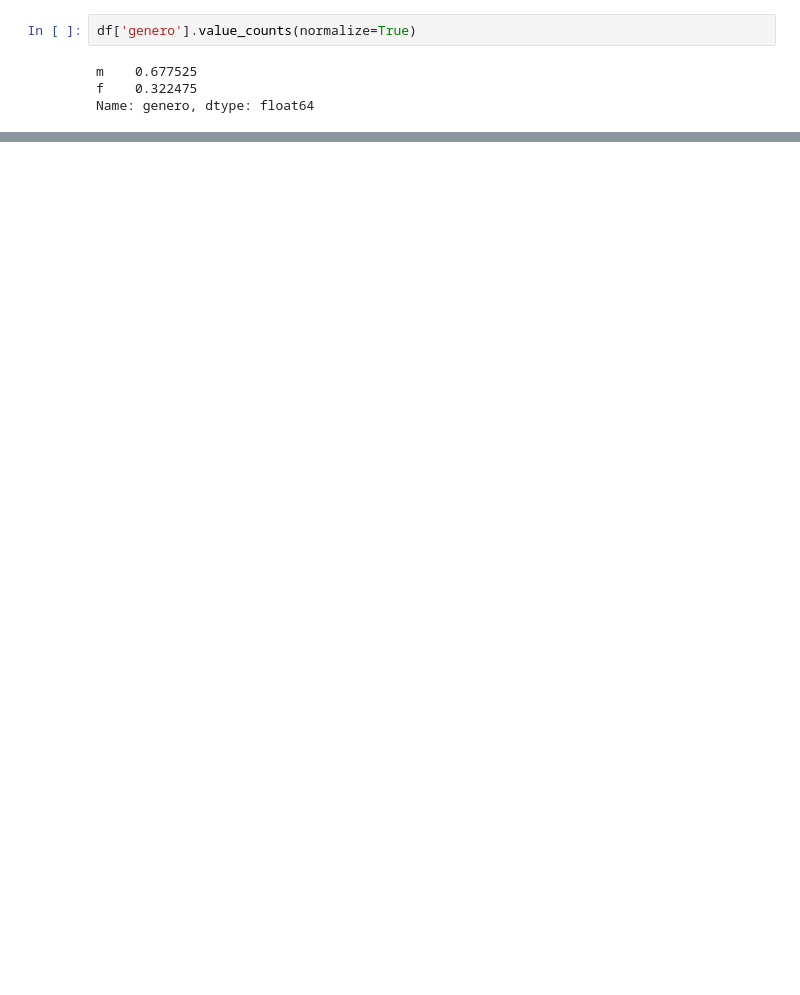
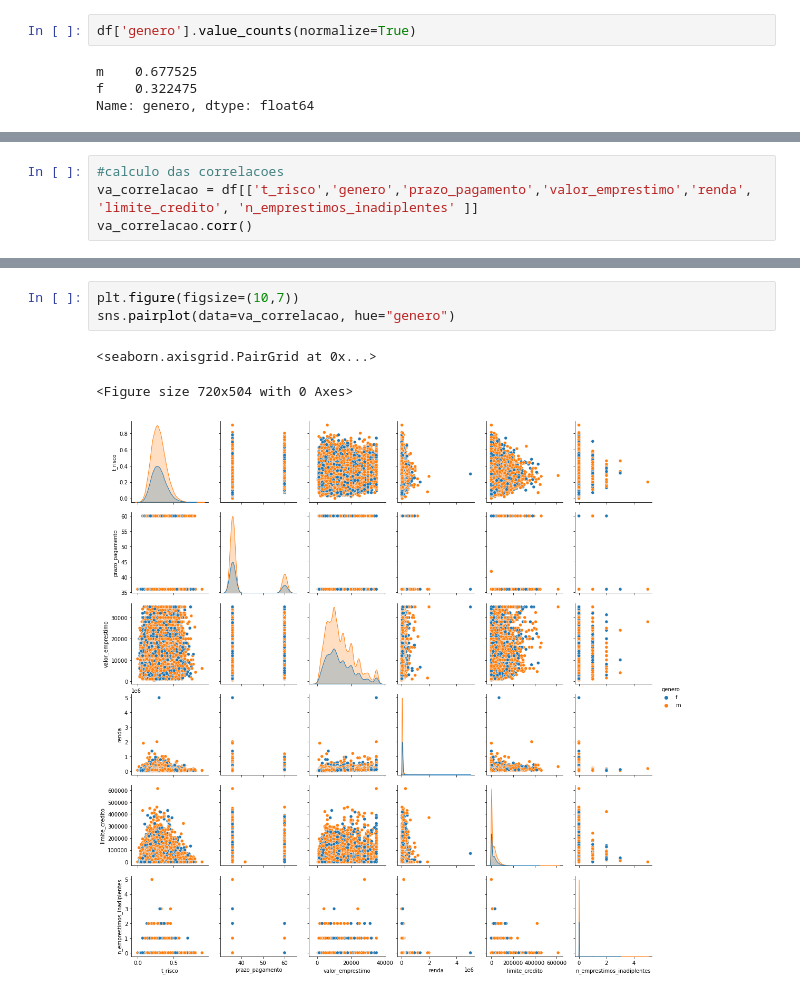
Before and after one commit to ramosrafaela/analise-descritiva-risco_credito, a Jupyter notebook: analise_descritiva_risco_credito.ipynb, the cells around one changed output, grey strips where cells are left out. Cells and saved outputs as stored; diff of their text form; blank space fills up the shorter version.

Commit message:
add calculo relacional entre duas variaveis

```diff
--- a/analise_descritiva_risco_credito.ipynb
+++ b/analise_descritiva_risco_credito.ipynb
@@ -278,0 +280,4 @@ sns.boxplot(data=df, x="genero", y="t_risco",palette='flare')
+# %%
+#calculo das correlacoes
+va_correlacao = df[['t_risco','genero','prazo_pagamento','valor_emprestimo','renda', 'limite_credito', 'n_emprestimos_inadiplentes' ]]
+va_correlacao.corr()
@@ -278,0 +292,7 @@ sns.boxplot(data=df, x="genero", y="t_risco",palette='flare')
+# %%
+plt.figure(figsize=(10,7))
+sns.pairplot(data=va_correlacao, hue="genero")
+# %% [output]
+<seaborn.axisgrid.PairGrid at 0x...>
+<Figure size 720x504 with 0 Axes>
+[figure, added]
```
Also changed, not shown: parts of 25 cells of this notebook.
